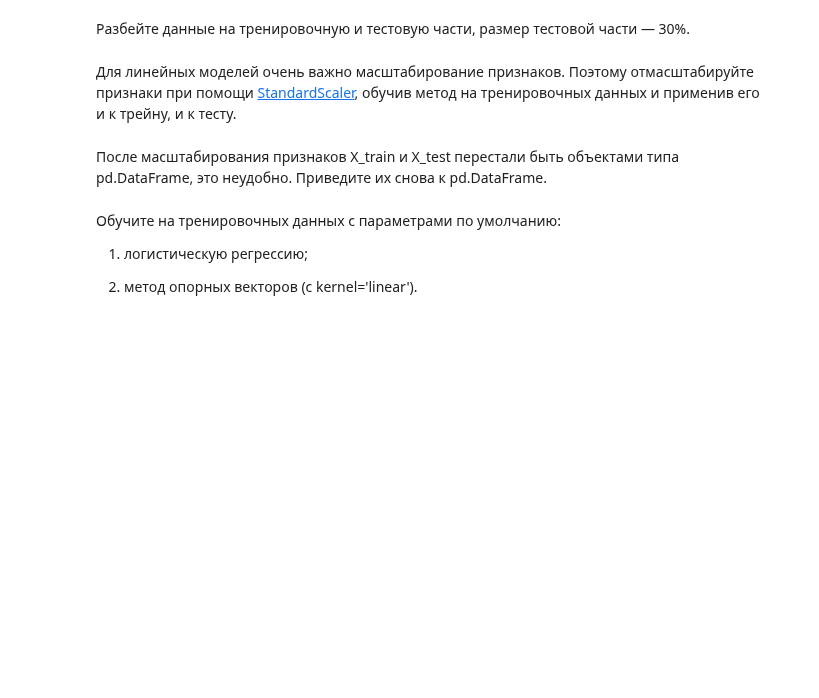
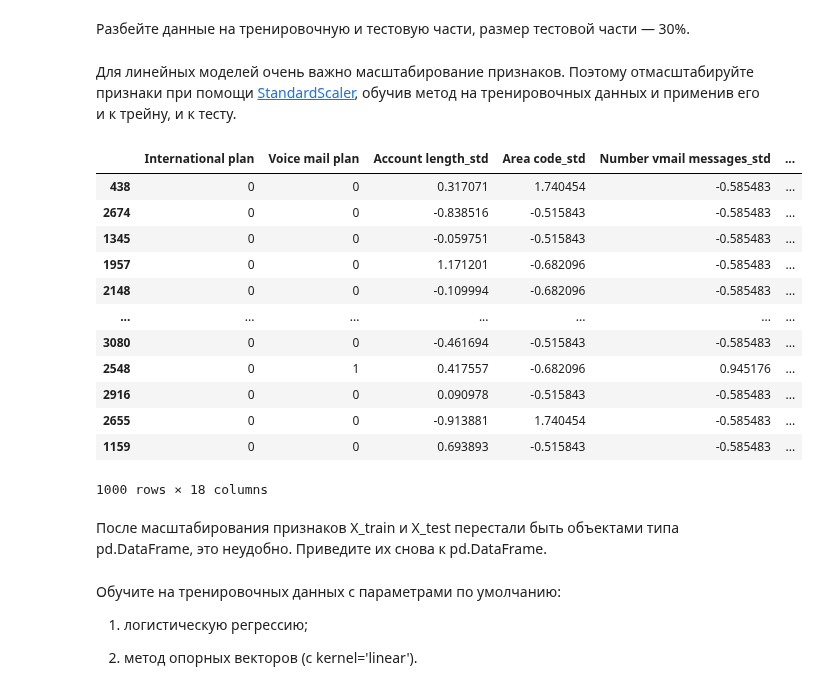
Before and after one commit to IgorKolotushkin/machine_learning_ds, a Jupyter notebook: hw7/Практическая работа. Логическая классификация. Деревья решений.ipynb, the cells around one changed output. Drawn from its saved outputs; the diff is of its cells as text; code cells hidden in the pictures; blank space fills up the shorter version.

```diff
--- a/hw7/Практическая работа. Логическая классификация. Деревья решений.ipynb
+++ b/hw7/Практическая работа. Логическая классификация. Деревья решений.ipynb
@@ -45,2 +43,7 @@ df.head()
+# %%
+df = df.drop(columns=['State'])
+df['International plan'] = df['International plan'].apply(lambda x: 1 if x == 'Yes' else 0)
+df['Voice mail plan'] = df['Voice mail plan'].apply(lambda x: 1 if x == 'Yes' else 0)
+df['Churn'] = df['Churn'].apply(lambda x: int(x))
 # %% [markdown]
 Выведите на экран первые строки изменённой таблицы, чтобы проверить, что все преобразования сработали.
@@ -53,2 +61,5 @@ df.head()
+# %%
+X = df.drop('Churn', axis=1)
+y = df['Churn']
 # %% [markdown]
 Проверьте баланс классов. Является ли выборка сбалансированной?
@@ -63,2 +75,6 @@ from sklearn.model_selection import train_test_split
+# %%
+from sklearn.model_selection import train_test_split
+
+x_train, x_test, y_train, y_test = train_test_split(X, y, test_size=0.3, random_state=42)
 # %% [markdown]
 Для линейных моделей очень важно масштабирование признаков. Поэтому отмасштабируйте признаки при помощи [StandardScaler](https://scikit-learn.org/stable/modules/generated/sklearn.preprocessing.StandardScaler.html), обучив метод на тренировочных данных и применив его и к трейну, и к тесту.
@@ -69,3 +81,40 @@ from sklearn.preprocessing import StandardScaler
+# %%
+from sklearn.preprocessing import StandardScaler
+
+num_columns = list(x_train.columns)
+num_columns.remove('International plan')
+num_columns.remove('Voice mail plan')
+
+
+data_train = x_train[num_columns]
+std_scaler = StandardScaler()
+std_scaler.fit(data_train)
+std_scaler_new = std_scaler.transform(data_train)
+columns_std = [f'{col}_std' for col in num_columns]
+x_train[columns_std] = std_scaler_new
+x_train.drop(columns=num_columns, inplace=True)
+
+data_test = x_test[num_columns]
+std_scaler_new_test = std_scaler.transform(data_test)
+columns_std_test = [f'{col}_std' for col in num_columns]
+x_test[columns_std_test] = std_scaler_new_test
+x_test.drop(columns=num_columns, inplace=True)
+
+x_test
+# %% [output]
+|  | International plan | Voice mail plan | Account length_std | Area code_std | Number vmail messages_std | ... |
+| 438 | 0 | 0 | 0.317071 | 1.740454 | -0.585483 | ... |
+| 2674 | 0 | 0 | -0.838516 | -0.515843 | -0.585483 | ... |
+| 1345 | 0 | 0 | -0.059751 | -0.515843 | -0.585483 | ... |
+| 1957 | 0 | 0 | 1.171201 | -0.682096 | -0.585483 | ... |
+| 2148 | 0 | 0 | -0.109994 | -0.682096 | -0.585483 | ... |
+| ... | ... | ... | ... | ... | ... | ... |
+| 3080 | 0 | 0 | -0.461694 | -0.515843 | -0.585483 | ... |
+| 2548 | 0 | 1 | 0.417557 | -0.682096 | 0.945176 | ... |
+| 2916 | 0 | 0 | 0.090978 | -0.515843 | -0.585483 | ... |
+| 2655 | 0 | 0 | -0.913881 | 1.740454 | -0.585483 | ... |
+| 1159 | 0 | 0 | 0.693893 | -0.515843 | -0.585483 | ... |
+1000 rows × 18 columns
 # %% [markdown]
 После масштабирования признаков X_train и X_test перестали быть объектами типа pd.DataFrame, это неудобно. Приведите их снова к pd.DataFrame.
 # %%
```
Also changed, not shown: parts of 13 cells of this notebook.
